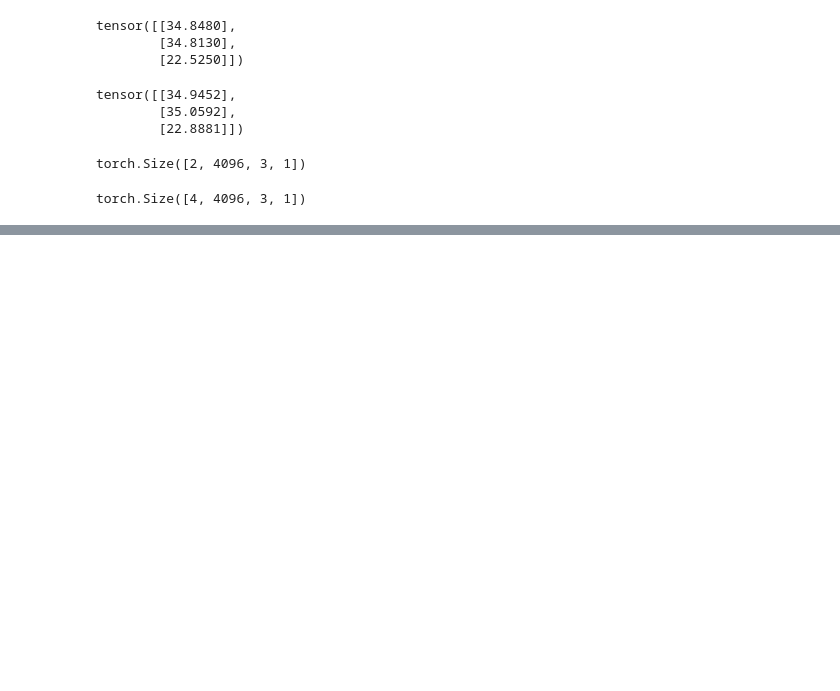
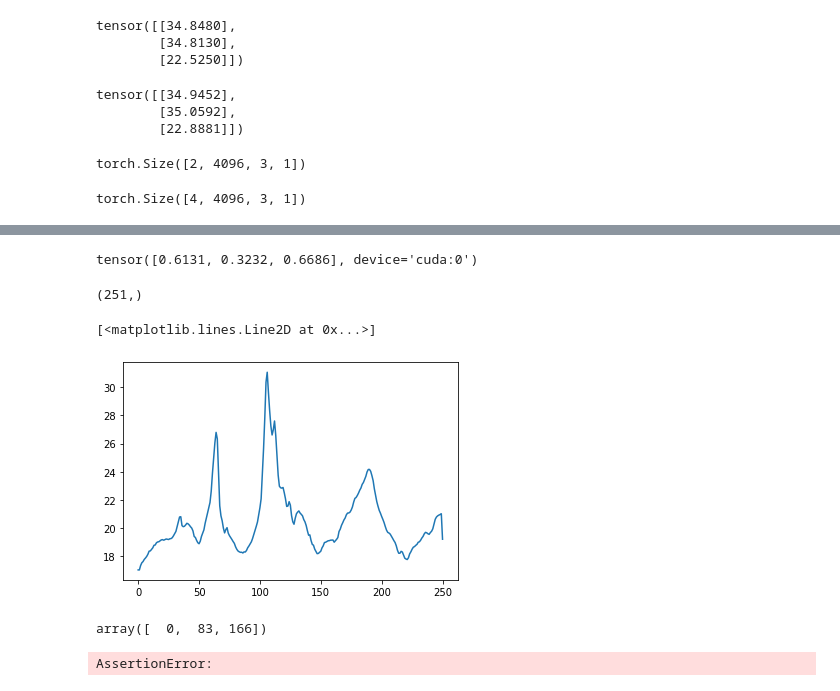
Before and after one commit to NIRVANALAN/nerf-pytorch, a Jupyter notebook: Untitled.ipynb, the cells around one changed output, grey strips where cells are left out. Saved outputs shown, nothing was run; the diff lists cells and outputs as text; code cells hidden in the pictures; blank space fills up the shorter version.

```diff
--- a/Untitled.ipynb
+++ b/Untitled.ipynb
@@ -338,0 +371,4 @@ torch.Size([4, 4096, 3, 1])
+# %%
+a[np.array(-1)]
+# %% [output]
+tensor([0.6131, 0.3232, 0.6686], device='cuda:0')
@@ -338,0 +384,24 @@ torch.Size([4, 4096, 3, 1])
+# %%
+# psnr_base_np='logs/PIXNERF/SRN/Sparse/noenc/srn_car_train_resnet_6_0_viewasinput_3views_net5/test_psnr_epoch_190000.npy'
+psnr_base_np = './logs/PIXNERF/SRN/Sparse/noenc/srn_car_train_resnet_6_0_viewasinput_3views_net5_setviews/test_psnr_epoch_199999.npy'
+psnr_3views = np.load(psnr_base_np)
+psnr_3views.shape
+# %% [output]
+(251,)
+# %%
+plt.plot(list(range(psnr_3views.shape[0])), psnr_3views)
+# %% [output]
+[<matplotlib.lines.Line2D at 0x...>]
+[figure, added]
+# %%
+train_idxs = np.linspace(0,train_imgs.shape[0],3,False,dtype=int)
+train_idxs
+# %% [output]
+array([  0,  83, 166])
+# %%
+dtu_datadir = '/mnt/lustre/yslan/Repo/NVS/Projects/volume_rendering/srn_dataset/cars'
+train_set, train_test = get_split_dataset(
+    'dvr_dtu', srn_datadir, split=["train", "train_test"]
+)
+# %% [output]
+AssertionError:
```
Also changed, not shown: parts of 49 cells of this notebook, 11 other files.
